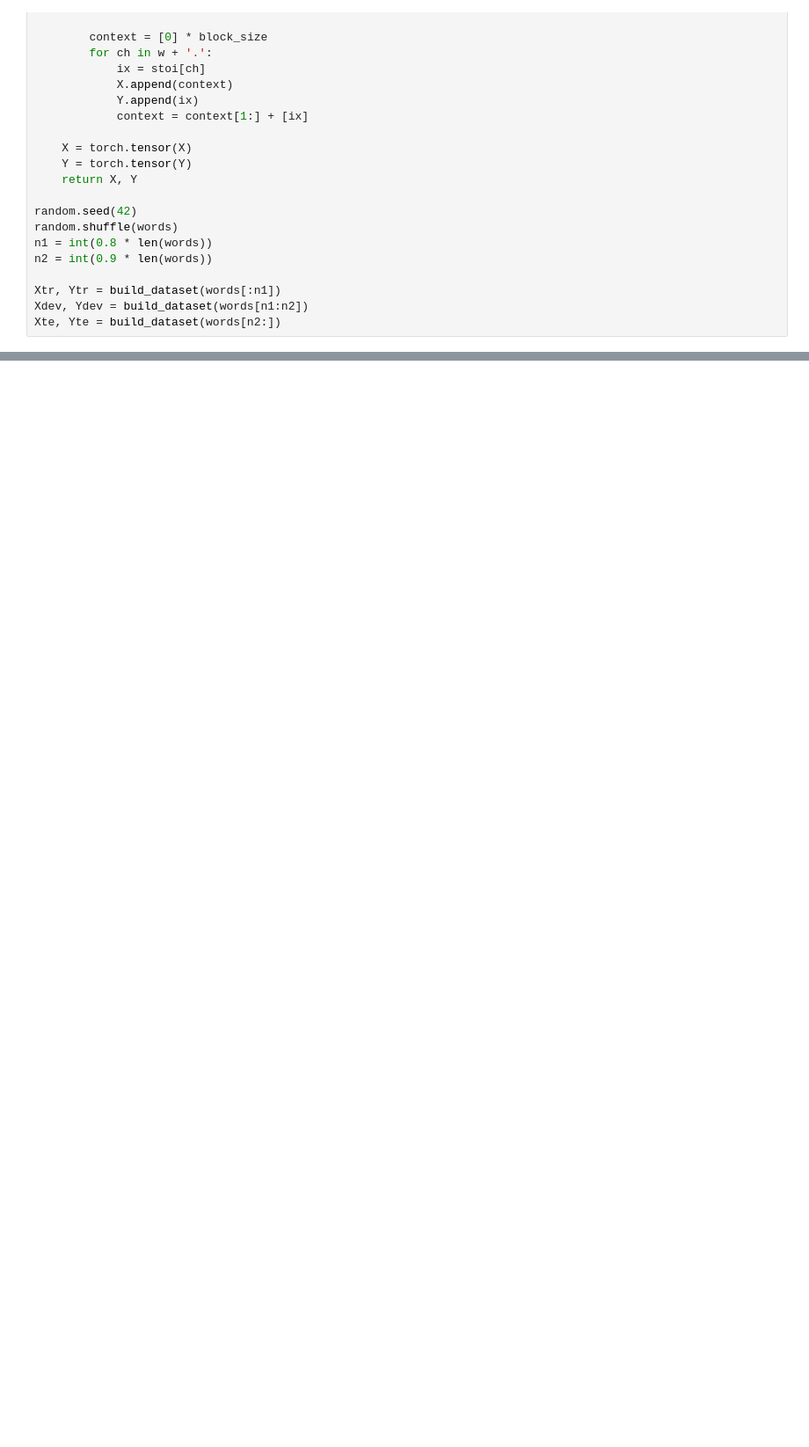
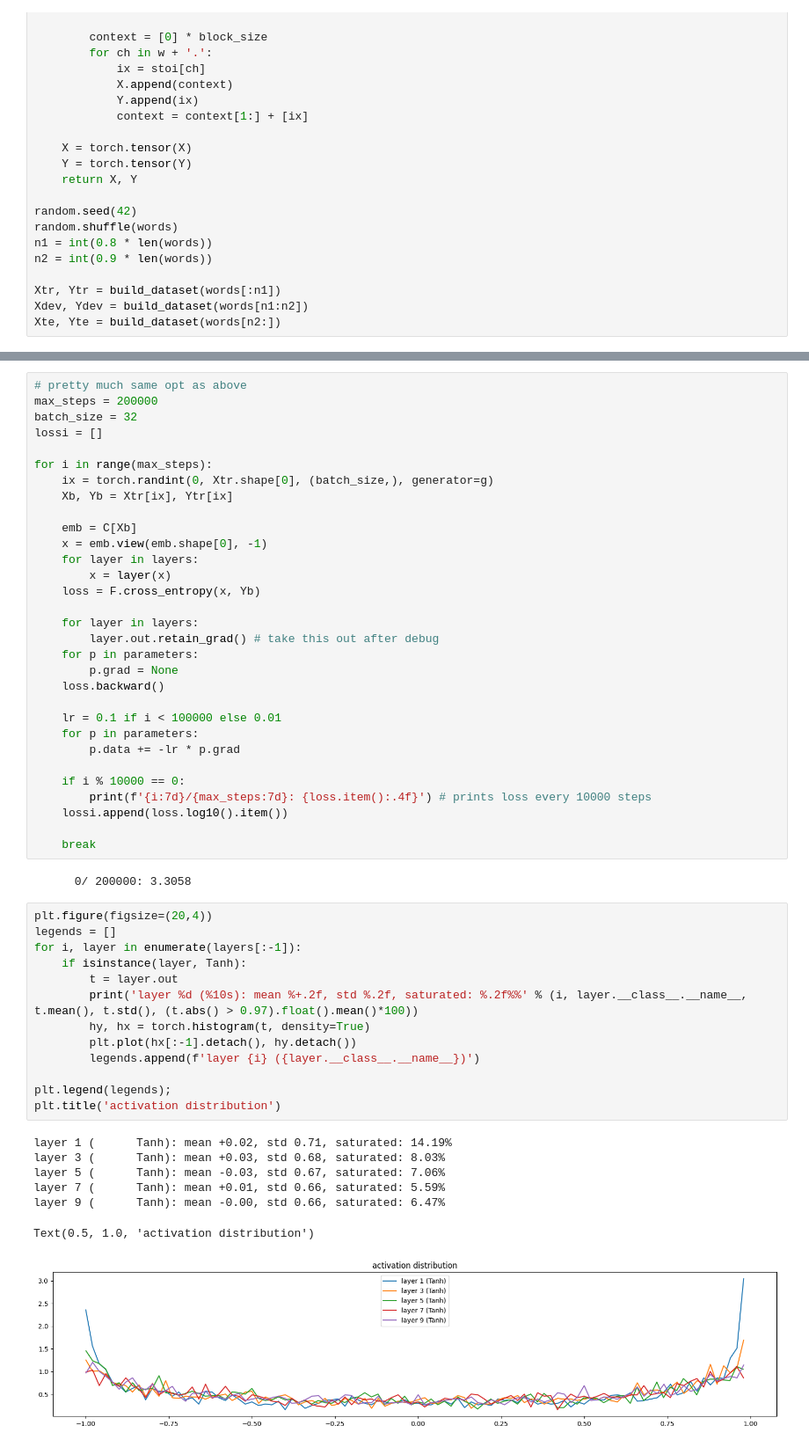
Before and after one commit to NJT5401/AI, a Jupyter notebook: Makemore/makemore pt.3.ipynb, the cells around one changed output, grey strips where cells are left out. Shown: that part at 88% size. Cells and saved outputs as stored; diff of their text form; blank space fills up the shorter version.

```diff
--- a/Makemore/makemore pt.3.ipynb
+++ b/Makemore/makemore pt.3.ipynb
@@ -156,0 +358,54 @@ plt.plot(lossi) # plots loss over steps
+# %%
+# pretty much same opt as above
+max_steps = 200000
+batch_size = 32
+lossi = []
+
+for i in range(max_steps):
+    ix = torch.randint(0, Xtr.shape[0], (batch_size,), generator=g)
+    Xb, Yb = Xtr[ix], Ytr[ix]
+
+    emb = C[Xb]
+    x = emb.view(emb.shape[0], -1)
+    for layer in layers:
+        x = layer(x)
+    loss = F.cross_entropy(x, Yb)
+
+    for layer in layers:
+        layer.out.retain_grad() # take this out after debug
+    for p in parameters:
+        p.grad = None
+    loss.backward()
+
+    lr = 0.1 if i < 100000 else 0.01
+    for p in parameters:
+        p.data += -lr * p.grad
+
+    if i % 10000 == 0:
+        print(f'{i:7d}/{max_steps:7d}: {loss.item():.4f}') # prints loss every 10000 steps
+    lossi.append(loss.log10().item())
+
+    break
+# %% [output]
+      0/ 200000: 3.3058
+# %%
+plt.figure(figsize=(20,4))
+legends = []
+for i, layer in enumerate(layers[:-1]):
+    if isinstance(layer, Tanh):
+        t = layer.out
+        print('layer %d (%10s): mean %+.2f, std %.2f, saturated: %.2f%%' % (i, layer.__class__.__name__, t.mean(), t.std(), (t.abs() > 0.97).float().mean()*100))
+        hy, hx = torch.histogram(t, density=True)
+        plt.plot(hx[:-1].detach(), hy.detach())
+        legends.append(f'layer {i} ({layer.__class__.__name__})')
+
+plt.legend(legends);
+plt.title('activation distribution')
+# %% [output]
+layer 1 (      Tanh): mean +0.02, std 0.71, saturated: 14.19%
+layer 3 (      Tanh): mean +0.03, std 0.68, saturated: 8.03%
+layer 5 (      Tanh): mean -0.03, std 0.67, saturated: 7.06%
+layer 7 (      Tanh): mean +0.01, std 0.66, saturated: 5.59%
+layer 9 (      Tanh): mean -0.00, std 0.66, saturated: 6.47%
+Text(0.5, 1.0, 'activation distribution')
+[figure, added]
```
Also changed, not shown: parts of 15 cells of this notebook.
